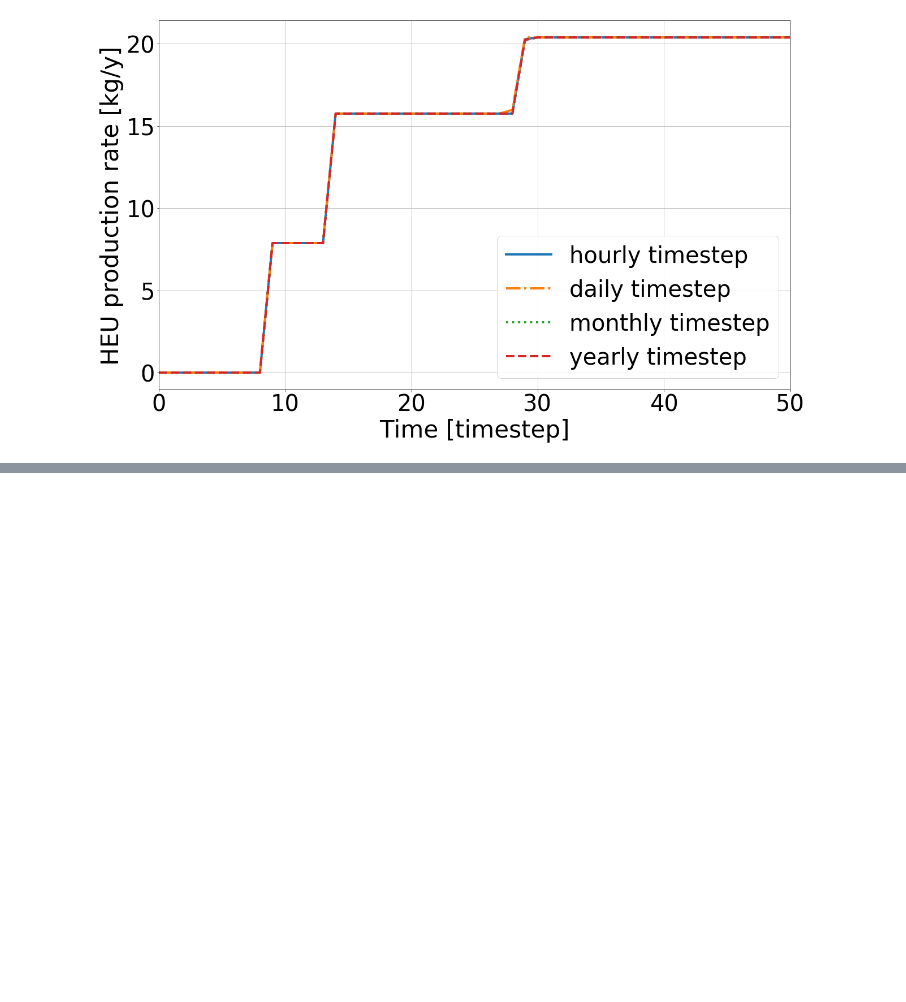
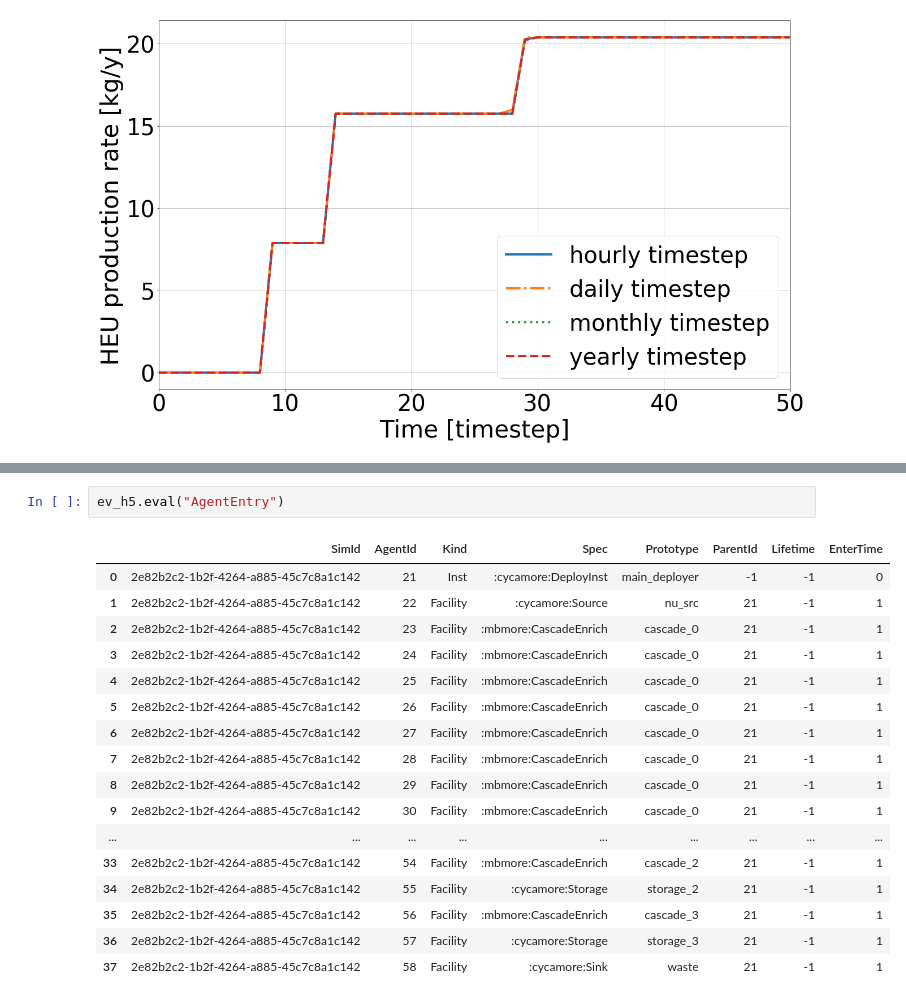
Before and after one commit to stompsjo/enrich_inmm, a Jupyter notebook: time production.ipynb, the cells around one changed output, grey strips where cells are left out. Drawn from its saved outputs; the diff is of its cells as text; blank space fills up the shorter version.

```diff
--- a/time production.ipynb
+++ b/time production.ipynb
@@ -63,0 +92,20 @@ plt.savefig("HEU_prod_timestep.png")
+# %%
+ev_h5.eval("AgentEntry")
+# %% [output]
+|  | SimId | AgentId | Kind | Spec | Prototype | ParentId | Lifetime | EnterTime |
+| 0 | 2e82b2c2-1b2f-4264-a885-45c7c8a1c142 | 21 | Inst | :cycamore:DeployInst | main_deployer | -1 | -1 | 0 |
+| 1 | 2e82b2c2-1b2f-4264-a885-45c7c8a1c142 | 22 | Facility | :cycamore:Source | nu_src | 21 | -1 | 1 |
+| 2 | 2e82b2c2-1b2f-4264-a885-45c7c8a1c142 | 23 | Facility | :mbmore:CascadeEnrich | cascade_0 | 21 | -1 | 1 |
+| 3 | 2e82b2c2-1b2f-4264-a885-45c7c8a1c142 | 24 | Facility | :mbmore:CascadeEnrich | cascade_0 | 21 | -1 | 1 |
+| 4 | 2e82b2c2-1b2f-4264-a885-45c7c8a1c142 | 25 | Facility | :mbmore:CascadeEnrich | cascade_0 | 21 | -1 | 1 |
+| 5 | 2e82b2c2-1b2f-4264-a885-45c7c8a1c142 | 26 | Facility | :mbmore:CascadeEnrich | cascade_0 | 21 | -1 | 1 |
+| 6 | 2e82b2c2-1b2f-4264-a885-45c7c8a1c142 | 27 | Facility | :mbmore:CascadeEnrich | cascade_0 | 21 | -1 | 1 |
+| 7 | 2e82b2c2-1b2f-4264-a885-45c7c8a1c142 | 28 | Facility | :mbmore:CascadeEnrich | cascade_0 | 21 | -1 | 1 |
+| 8 | 2e82b2c2-1b2f-4264-a885-45c7c8a1c142 | 29 | Facility | :mbmore:CascadeEnrich | cascade_0 | 21 | -1 | 1 |
+| 9 | 2e82b2c2-1b2f-4264-a885-45c7c8a1c142 | 30 | Facility | :mbmore:CascadeEnrich | cascade_0 | 21 | -1 | 1 |
+| ... | ... | ... | ... | ... | ... | ... | ... | ... |
+| 33 | 2e82b2c2-1b2f-4264-a885-45c7c8a1c142 | 54 | Facility | :mbmore:CascadeEnrich | cascade_2 | 21 | -1 | 1 |
+| 34 | 2e82b2c2-1b2f-4264-a885-45c7c8a1c142 | 55 | Facility | :cycamore:Storage | storage_2 | 21 | -1 | 1 |
+| 35 | 2e82b2c2-1b2f-4264-a885-45c7c8a1c142 | 56 | Facility | :mbmore:CascadeEnrich | cascade_3 | 21 | -1 | 1 |
+| 36 | 2e82b2c2-1b2f-4264-a885-45c7c8a1c142 | 57 | Facility | :cycamore:Storage | storage_3 | 21 | -1 | 1 |
+| 37 | 2e82b2c2-1b2f-4264-a885-45c7c8a1c142 | 58 | Facility | :cycamore:Sink | waste | 21 | -1 | 1 |
```
Also changed, not shown: parts of 7 cells of this notebook, 4 other files.
